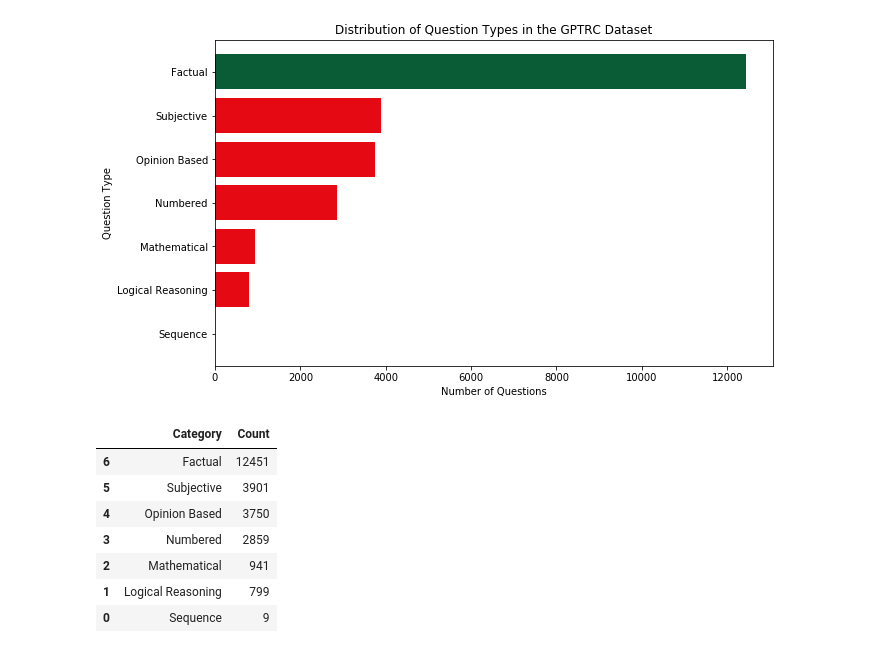
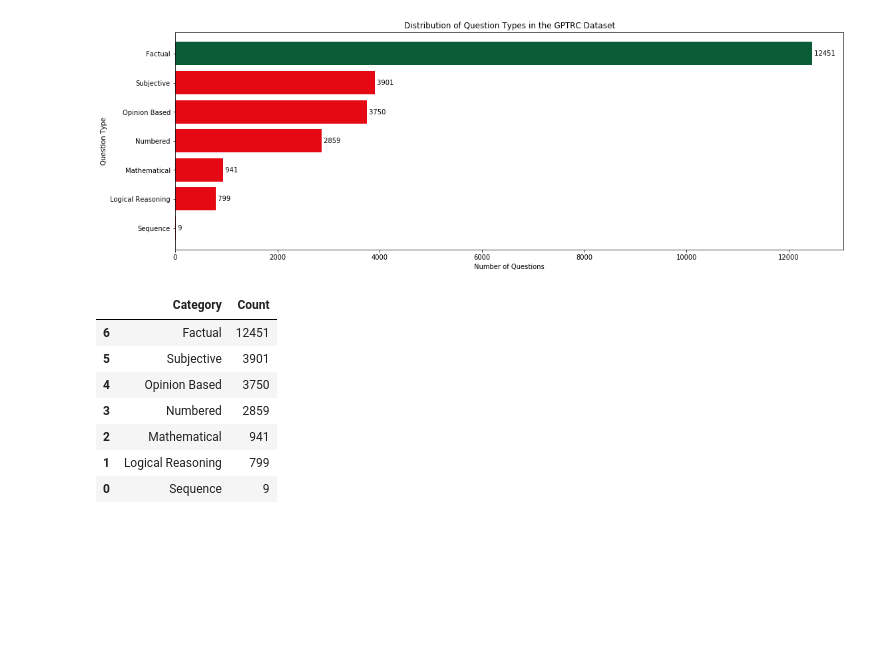
Before and after one commit to anilkumar0331/LLM-Behaviour-Pattern, a Jupyter notebook: LLM Hallucinations/graphs/graphs.ipynb, the cells around one changed output. Saved outputs shown, nothing was run; the diff lists cells and outputs as text; code cells hidden in the pictures; blank space fills up the shorter version.

Commit message:
Added consistency algorithm and few visualizations

```diff
--- a/LLM Hallucinations/graphs/graphs.ipynb
+++ b/LLM Hallucinations/graphs/graphs.ipynb
@@ -1,32 +1,38 @@
 # %%
 import matplotlib.pyplot as plt
 
 # Categories and their corresponding counts
 categories = ['Numbered', 'Mathematical', 'Logical Reasoning', 'Opinion Based', 'Subjective', 'Sequence', 'Factual']
 counts = [2859, 941, 799, 3750, 3901, 9, 12451]
 
 # Sort categories and counts based on counts in descending order
 sorted_data = sorted(zip(categories, counts), key=lambda x: x[1], reverse=False)
 categories, counts = zip(*sorted_data)
 
 # Define colors for each bar
 colors = ['#E50914'] * len(categories)  # Default color for all bars
 factual_index = categories.index('Factual')
 colors[factual_index] = '#0A5C36'  # Change color for 'Factual' bar
 
 # Create the horizontal bar chart
-plt.figure(figsize=(10, 6))  # Optional: Adjust the figure size as needed
-plt.barh(categories, counts, color=colors)  # Use plt.barh() for horizontal bar chart
+plt.figure(figsize=(18, 6))  # Optional: Adjust the figure size as needed
+bars = plt.barh(categories, counts, color=colors)  # Use plt.barh() for horizontal bar chart
 
 # Adding titles and labels
 plt.title('Distribution of Question Types in the GPTRC Dataset')
 plt.xlabel('Number of Questions')
 plt.ylabel('Question Type')
 
+# Annotating each bar with its count value
+for bar in bars:
+    plt.text(bar.get_width(), bar.get_y() + bar.get_height()/2,
+             f' {int(bar.get_width())}',  # The space before the number is for padding
+             va='center', ha='left')
+
 # Show the plot
 plt.show()
 # %% [output]
-[figure, old version]
+[figure, new version]
 # %%
 import pandas as pd
 
```
Also changed, not shown: parts of 1 cell of this notebook, 10 other files.
